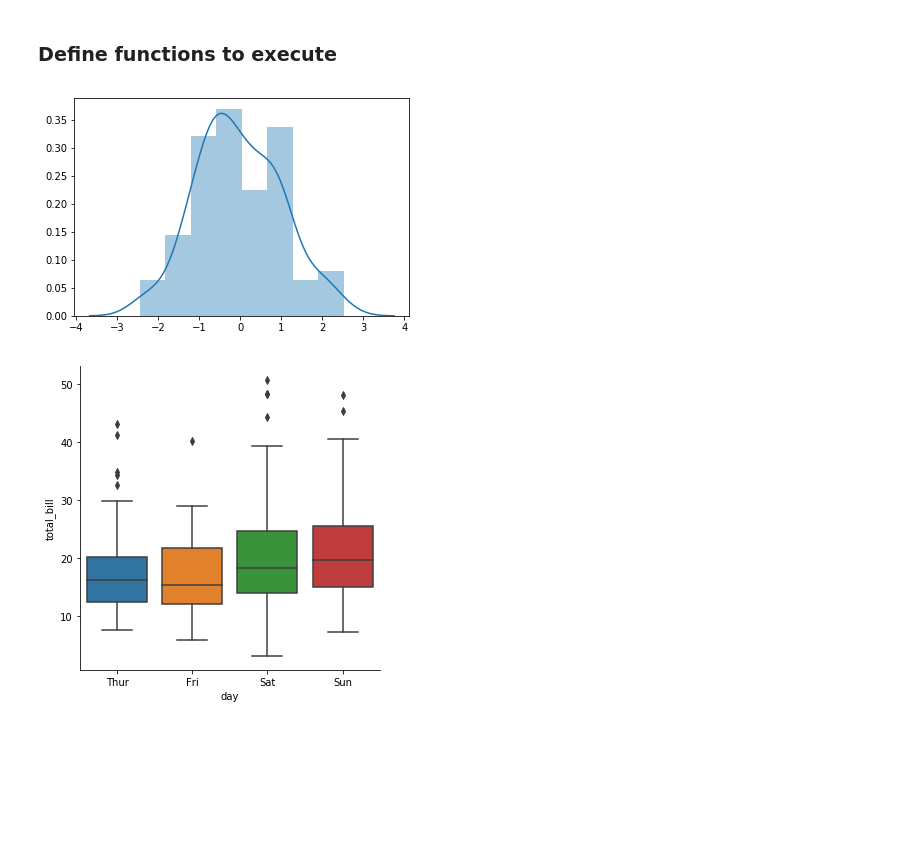
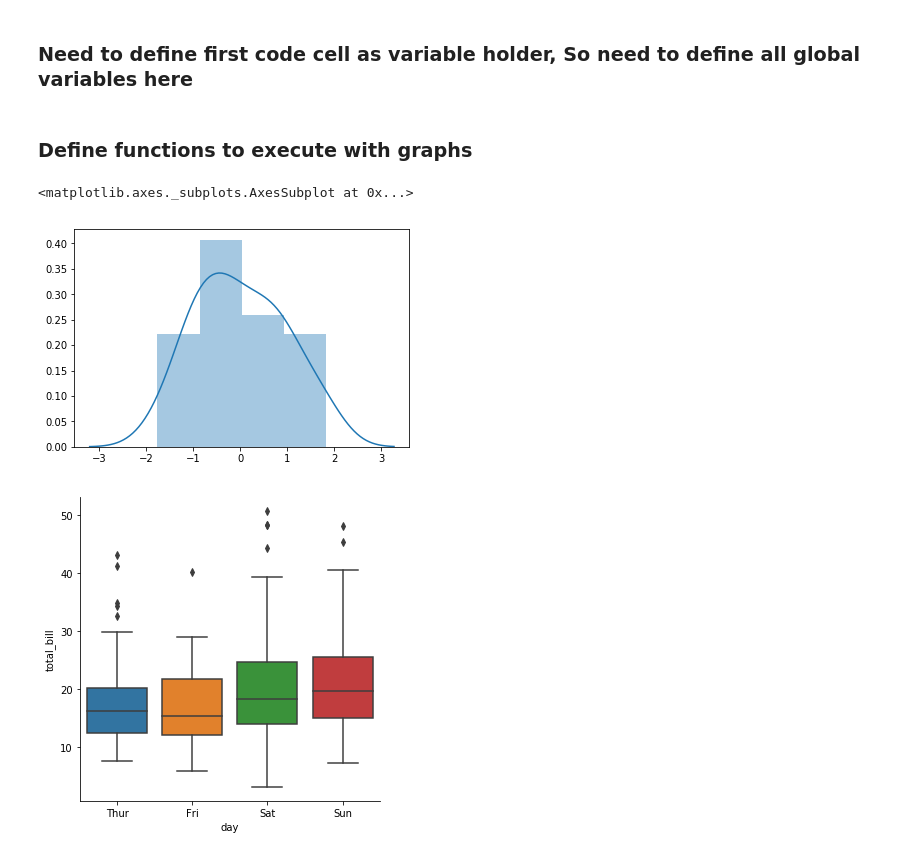
Before and after one commit to tapanhp/Jupyter-notebook-django-integration, a Jupyter notebook: dvs_running/DVS_ANALYSIS.ipynb, the cells around one changed output. Cells and saved outputs as stored; diff of their text form; code cells hidden in the pictures; blank space fills up the shorter version.

```diff
--- a/dvs_running/DVS_ANALYSIS.ipynb
+++ b/dvs_running/DVS_ANALYSIS.ipynb
@@ -11,19 +1,36 @@ import numpy as np
+# %% [markdown]
+### Need to define first code cell as variable holder, So need to define all global variables here
+# %%
+PLOT_HIST_SIZE = 30
+PLOT_KIND = 'box'
+SCATTER_PLOT_LIMIT = 50
+BUBBLE_SIZE = 300.0
+RANK = 30
 # %% [markdown]
-### Define functions to execute
+### Define functions to execute with graphs
 # %%
-def plotHist(PLOT_HIST_SIZE):
+import seaborn as sns
+import numpy as np
+
+def plotHist():
+    '''
+    Take PLOT_HIST_SIZE's value and genrate histogram from that number
+    of random variables
+
+    '''
     x = np.random.normal(size = PLOT_HIST_SIZE)
     return sns.distplot(x)
-
-# call function...
-# %% [output]
-[figure, removed]
+# %%
+plotHist()
+# %% [output]
+<matplotlib.axes._subplots.AxesSubplot at 0x...>
+[figure, added]
 # %%
-def bar_box():
+def bar_box(PLOT_KIND):
     tips = sns.load_dataset("tips")
-    figure =  sns.catplot(x="day", y="total_bill", kind= PLOT_KIND, data=tips)
-    return figure.fig
+    figure = sns.catplot(x="day", y="total_bill", kind=PLOT_KIND, data=tips)
+    figure.fig
-# %% [output]
-[figure, removed]
 # %%
-bar_box()
+bar_box(PLOT_KIND)
+# %% [output]
+[figure, added]
```
Also changed, not shown: parts of 10 cells of this notebook, 2 other files.
